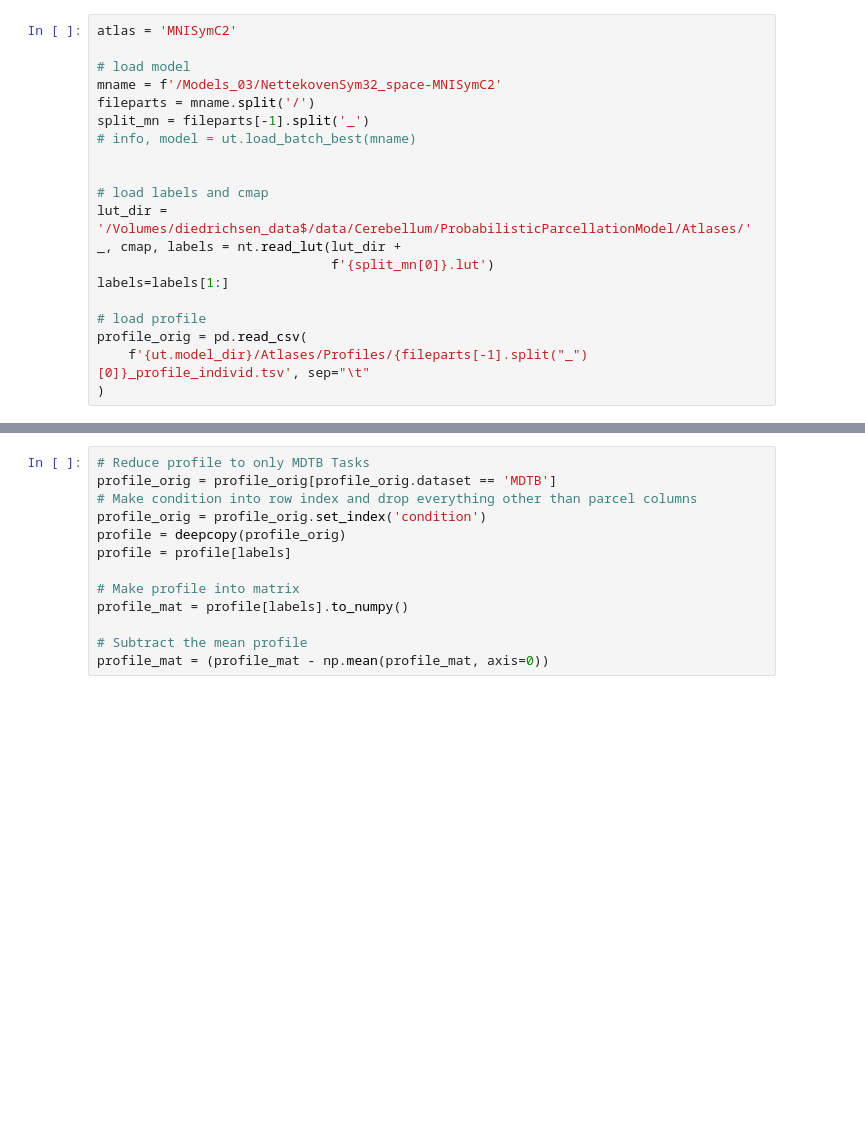
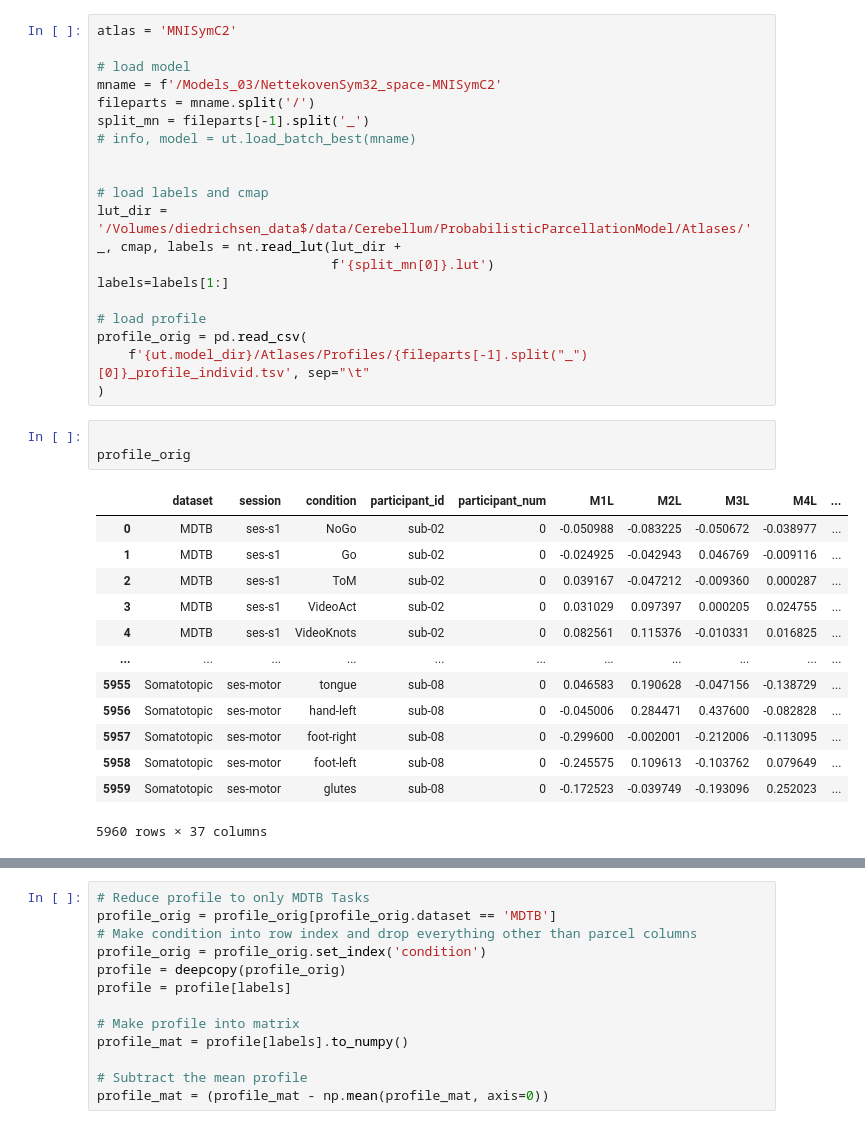
Before and after one commit to DiedrichsenLab/ProbabilisticParcellation, a Jupyter notebook: notebooks/atlas_paper/cognitive_features_mdtb_data.ipynb, the cells around one changed output, grey strips where cells are left out. Cells and saved outputs as stored; diff of their text form; blank space fills up the shorter version.

```diff
--- a/notebooks/atlas_paper/cognitive_features_mdtb_data.ipynb
+++ b/notebooks/atlas_paper/cognitive_features_mdtb_data.ipynb
@@ -45,3 +45,20 @@ labels=labels[1:]
 profile_orig = pd.read_csv(
     f'{ut.model_dir}/Atlases/Profiles/{fileparts[-1].split("_")[0]}_profile_individ.tsv', sep="\t"
 )
+# %%
+
+profile_orig
+# %% [output]
+|  | dataset | session | condition | participant_id | participant_num | M1L | M2L | M3L | M4L | ... |
+| 0 | MDTB | ses-s1 | NoGo | sub-02 | 0 | -0.050988 | -0.083225 | -0.050672 | -0.038977 | ... |
+| 1 | MDTB | ses-s1 | Go | sub-02 | 0 | -0.024925 | -0.042943 | 0.046769 | -0.009116 | ... |
+| 2 | MDTB | ses-s1 | ToM | sub-02 | 0 | 0.039167 | -0.047212 | -0.009360 | 0.000287 | ... |
+| 3 | MDTB | ses-s1 | VideoAct | sub-02 | 0 | 0.031029 | 0.097397 | 0.000205 | 0.024755 | ... |
+| 4 | MDTB | ses-s1 | VideoKnots | sub-02 | 0 | 0.082561 | 0.115376 | -0.010331 | 0.016825 | ... |
+| ... | ... | ... | ... | ... | ... | ... | ... | ... | ... | ... |
+| 5955 | Somatotopic | ses-motor | tongue | sub-08 | 0 | 0.046583 | 0.190628 | -0.047156 | -0.138729 | ... |
+| 5956 | Somatotopic | ses-motor | hand-left | sub-08 | 0 | -0.045006 | 0.284471 | 0.437600 | -0.082828 | ... |
+| 5957 | Somatotopic | ses-motor | foot-right | sub-08 | 0 | -0.299600 | -0.002001 | -0.212006 | -0.113095 | ... |
+| 5958 | Somatotopic | ses-motor | foot-left | sub-08 | 0 | -0.245575 | 0.109613 | -0.103762 | 0.079649 | ... |
+| 5959 | Somatotopic | ses-motor | glutes | sub-08 | 0 | -0.172523 | -0.039749 | -0.193096 | 0.252023 | ... |
+5960 rows × 37 columns
```
Also changed, not shown: parts of 3 cells of this notebook, 1 other file.
